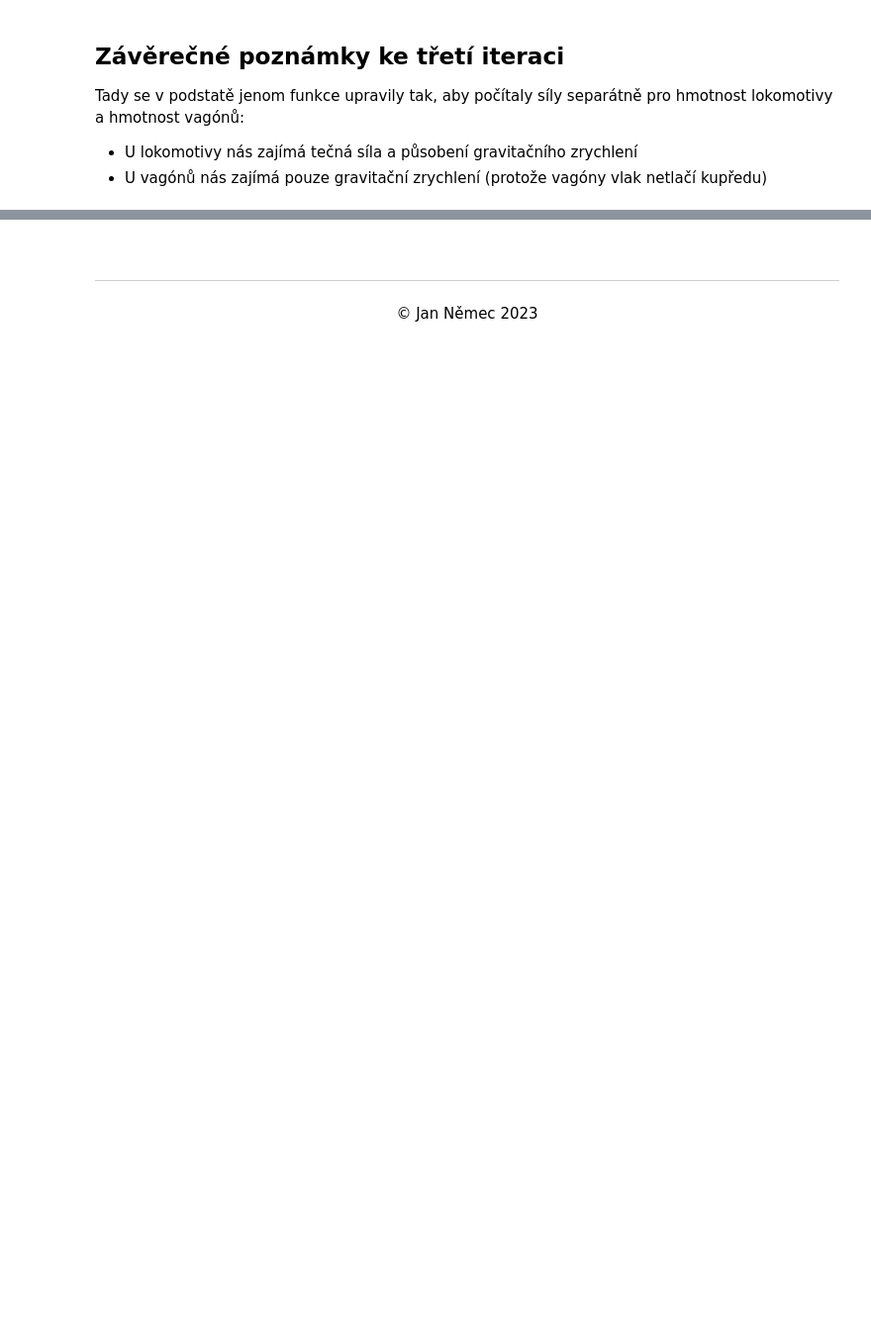
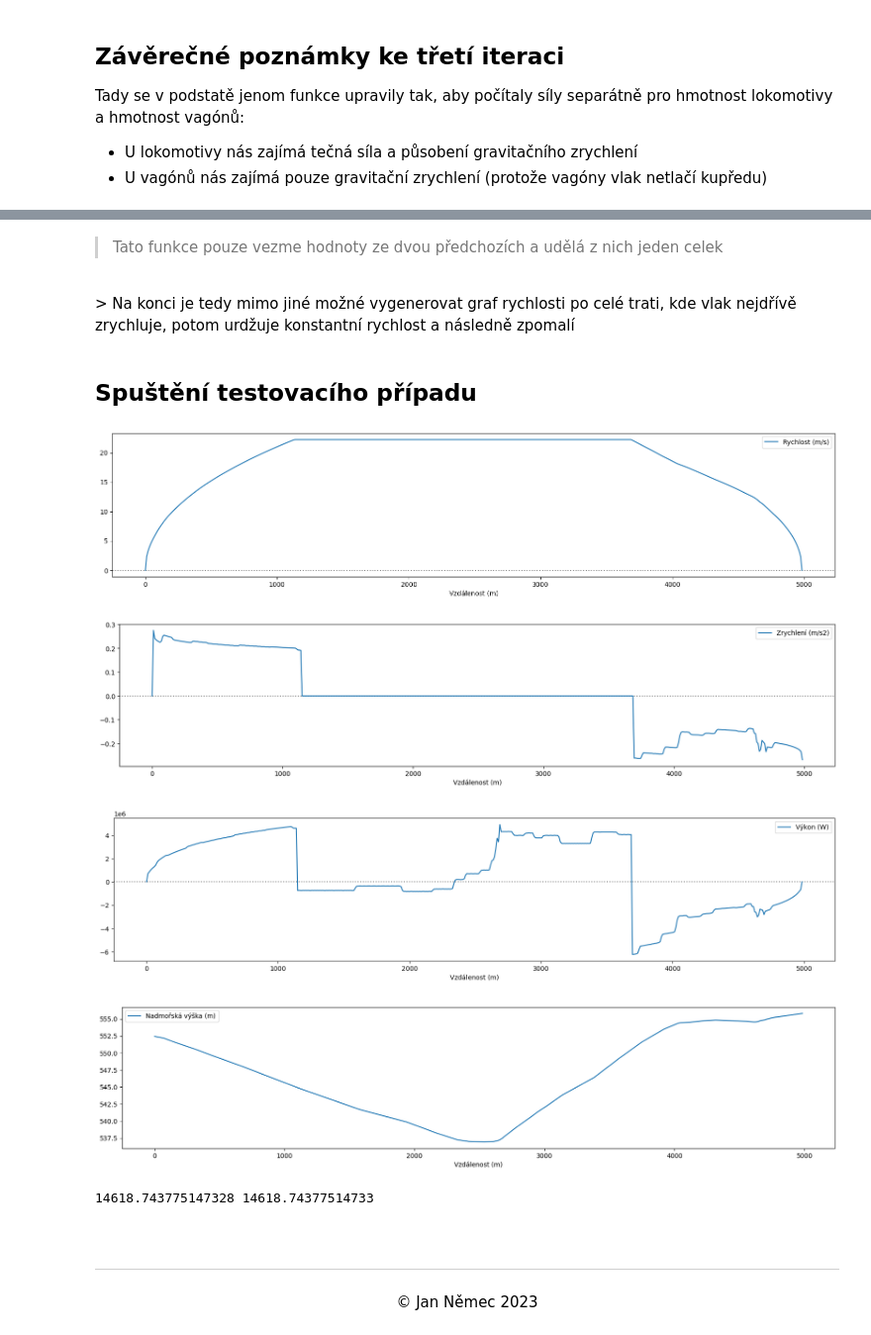
Before and after one commit to Sawy7/trainmap-web, a Jupyter notebook: utilities/consumption.ipynb, the cells around one changed output, grey strips where cells are left out. Shown at 99% size. Cells and saved outputs as stored; diff of their text form; code cells hidden in the pictures; blank space fills up the shorter version.

```diff
--- a/utilities/consumption.ipynb
+++ b/utilities/consumption.ipynb
@@ -737,0 +826,6 @@ Tady se v podstatě jenom funkce upravily tak, aby počítaly síly separátně
+# %%
+def calc_running_resistance_force(velocity, mass, a=1.35, b=0.0008, c=0.00033):
+    # print(velocity, mass)
+    resistance = calc_running_resistance(velocity, a, b, c)
+    mass_in_tons = mass/1000
+    return resistance * mass_in_tons * G_TO_MS2
@@ -738,3 +943,66 @@ Tady se v podstatě jenom funkce upravily tak, aby počítaly síly separátně
+# %%
+def get_complete_run_res(mass_locomotive, mass_wagon, points, max_velocity, acceleration_limit=None):
+    force_values, dist_values, velocity_values, acceleration_values = get_ramp_up_res(mass_locomotive, mass_wagon, points, max_velocity, acceleration_limit)
+    end_force, end_velocity, deceleration_values = get_ramp_down_res(mass_locomotive, mass_wagon, points, max_velocity, acceleration_limit)
+    for i in range(len(end_velocity)):
+        force_values[-i-1] = end_force[i]
+        velocity_values[-i-1] = end_velocity[i]
+        acceleration_values[-i-1] = deceleration_values[i]
+    return force_values, dist_values, velocity_values, acceleration_values
+# %% [markdown]
+> Tato funkce pouze vezme hodnoty ze dvou předchozích a udělá z nich jeden celek
+<br>
+> Na konci je tedy mimo jiné možné vygenerovat graf rychlosti po celé trati, kde vlak nejdřívě zrychluje, potom urdžuje konstantní rychlost a následně zpomalí
+# %% [markdown]
+## Spuštění testovacího případu
+# %%
+with open("spaced.geojson") as f:
+    lines = f.readlines()
+    points = parse_points_from_geojson("".join(lines))
+    # Remove zeros
+    for i in range(len(points)):
+        if i == 0:
+            continue
+        if points[i][2] < points[i-1][2]*0.9:
+            points[i] = [points[i][0],points[i][1],points[i-1][2]]
+
+# Show only part of the track
+points = points[6000:6500]
+
+max_velocity = 22.22 # m/s
+mass_locomotive = 80000 # kg (80 t)
+mass_wagon = 1000000 # kg (1000 t)
+
+force_values, dist_values, velocity_values, acceleration_values = get_complete_run_res(mass_locomotive, mass_wagon, points, max_velocity)
+power_values = get_power_raw(force_values, velocity_values)
+k_energy_values = get_kinetic_energy(mass, velocity_values)
+p_energy_values = get_potential_energy(mass, points)
+norm_p_energy_values = get_normalized_potential_energy(p_energy_values)
+
+draw_plot(dist_values, True, {"values": velocity_values, "name": "Rychlost (m/s)", "scatter": False})
+draw_plot(dist_values, True, {"values": acceleration_values, "name": "Zrychlení (m/s2)", "scatter": False})
+draw_plot(dist_values, True, {"values": power_values, "name": "Výkon (W)", "scatter": False})
+draw_plot(dist_values, False, {"values": [x[2] for x in points], "name": "Nadmořská výška (m)", "scatter": False})
+
+# NOTE: Rethink energy w/ resistance force
+# draw_plot(dist_values, True, {"values": k_energy_values, "name": "Kinetická energie (J)", "scatter": False})
+# draw_plot(dist_values, False, {"values": p_energy_values, "name": "Potenciální energie (J)", "scatter": False})
+# draw_plot(dist_values, True, {"values": norm_p_energy_values, "name": "Normalizovaná potenciální energie (J)", "scatter": False})
+# draw_plot(dist_values, True, {"values": [k_energy_values[i]+norm_p_energy_values[i] for i in range(len(k_energy_values))], "name": "Celková energie (J)", "scatter": False})
+# %% [output]
+[figure, added]
+[figure, added]
+[figure, added]
+[figure, added]
+# %%
+x1 = calc_running_resistance_force(2.3451383537137893, 80000)
+x2 = calc_running_resistance_force(2.3451383537137893, 1000000)
+
+y = calc_running_resistance_force(2.3451383537137893, 80000+1000000)
+
+print(x1+x2, y)
+# %% [output]
+14618.743775147328 14618.74377514733
 # %% [markdown]
 <br>
 <hr>
```
Also changed, not shown: parts of 20 cells of this notebook.
